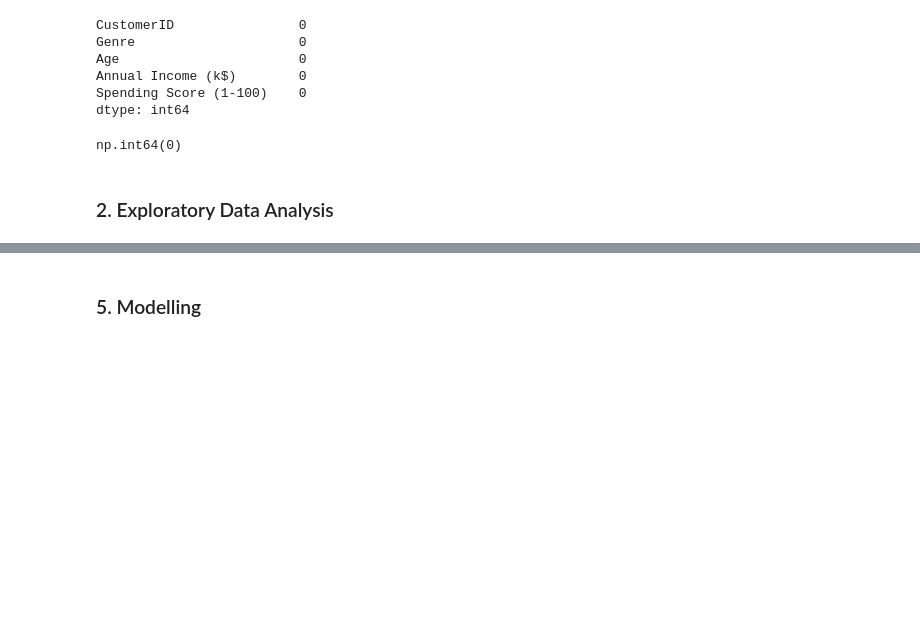
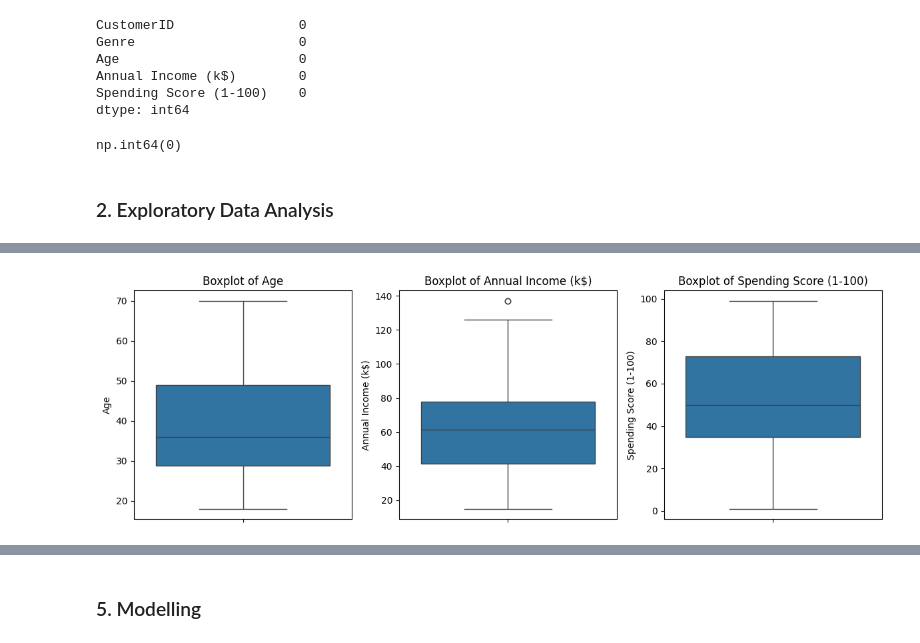
Before and after one commit to BrainsCorp/Data-Science-Stuff, a Jupyter notebook: Mall_Customer_Segmentation/mall_customer_segmentation_nb.ipynb, the cells around one changed output, grey strips where cells are left out. Cells and saved outputs as stored; diff of their text form; code cells hidden in the pictures; blank space fills up the shorter version.

```diff
--- a/Mall_Customer_Segmentation/mall_customer_segmentation_nb.ipynb
+++ b/Mall_Customer_Segmentation/mall_customer_segmentation_nb.ipynb
@@ -108,0 +151,16 @@ np.int64(0)
+# %%
+# =====================================
+# 3. Boxplots - Outlier Identification
+# =====================================
+# Observations:
+# - Spending Score and Annual Income show a few outliers.
+# - Age distribution is relatively clean.
+plt.figure(figsize=(12, 4))
+for i, col in enumerate(['Age', 'Annual Income (k$)', 'Spending Score (1-100)']):
+    plt.subplot(1, 3, i + 1)
+    sns.boxplot(y=df[col])
+    plt.title(f'Boxplot of {col}')
+plt.tight_layout()
+plt.show()
+# %% [output]
+[figure, added]
```
Also changed, not shown: parts of 27 cells of this notebook.
